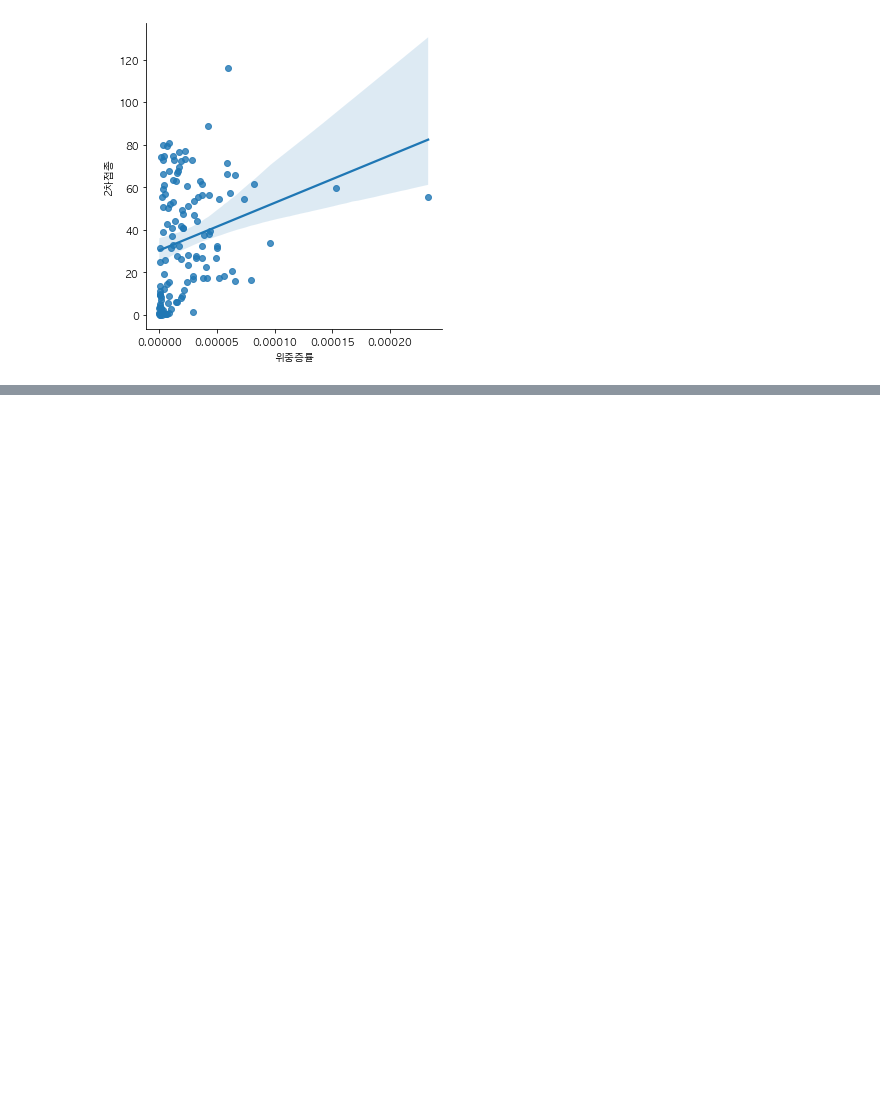
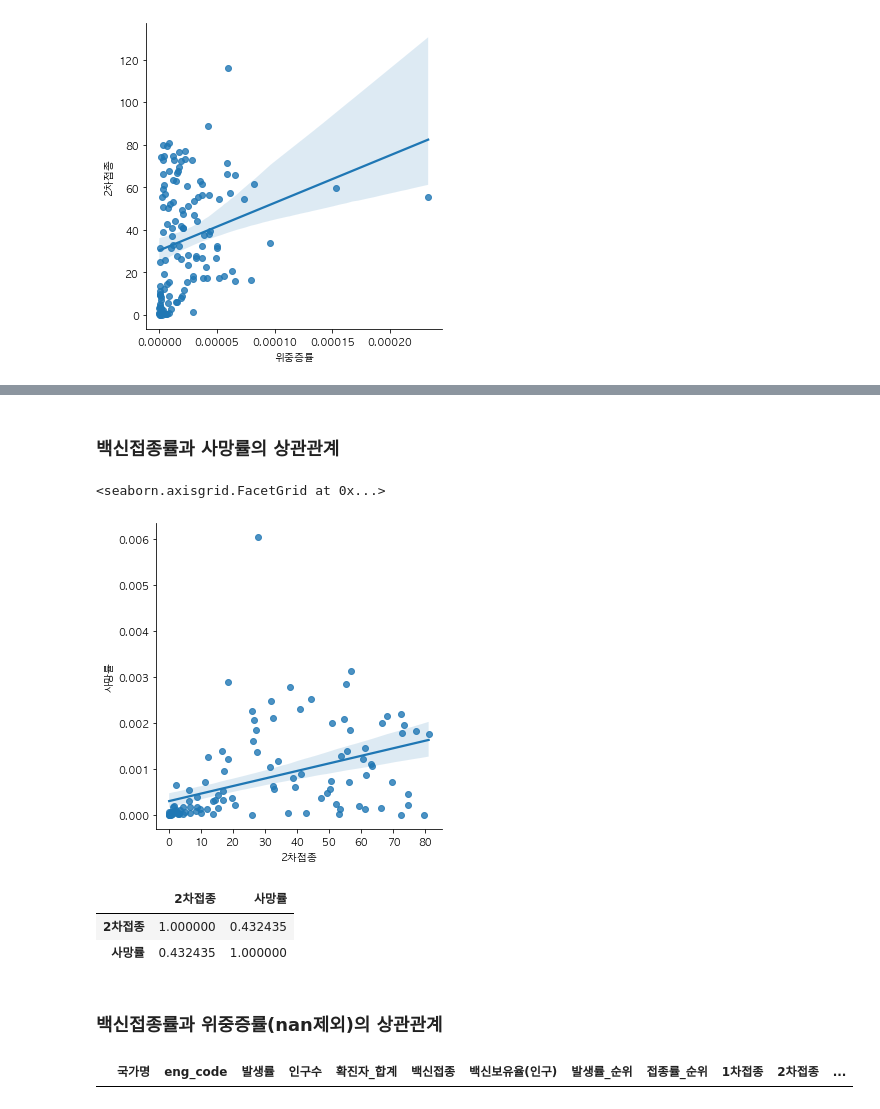
Before and after one commit to city1616/LikeLion_AI_SCHOOL_13th, a Jupyter notebook: 02. 웹과 Github 기본/06_python_library/02_pandas/03_pandas_corona.ipynb, the cells around one changed output, grey strips where cells are left out. Cells and saved outputs as stored; diff of their text form; code cells hidden in the pictures; blank space fills up the shorter version.

```diff
--- a/02. 웹과 Github 기본/06_python_library/02_pandas/03_pandas_corona.ipynb
+++ b/02. 웹과 Github 기본/06_python_library/02_pandas/03_pandas_corona.ipynb
@@ -495,0 +557,19 @@ sns.lmplot(x = "위중증률", y = "2차접종", data = corona_part)
+# %% [markdown]
+### 백신접종률과 사망률의 상관관계
+# %%
+sns.lmplot(x = "2차접종", y = "사망률", data = corona_200m)
+# %% [output]
+<seaborn.axisgrid.FacetGrid at 0x...>
+[figure, added]
+# %%
+corona_200m[["2차접종", "사망률"]].corr()
+# %% [output]
+|  | 2차접종 | 사망률 |
+| 2차접종 | 1.000000 | 0.432435 |
+| 사망률 | 0.432435 | 1.000000 |
+# %% [markdown]
+### 백신접종률과 위중증률(nan제외)의 상관관계
+# %%
+corona_200m.loc[corona["위중증률"].isnull(), :]
+# %% [output]
+|  | 국가명 | eng_code | 발생률 | 인구수 | 확진자_합계 | 백신접종 | 백신보유율(인구) | 발생률_순위 | 접종률_순위 | 1차접종 | 2차접종 | ... |
```
Also changed, not shown: parts of 23 cells of this notebook.
